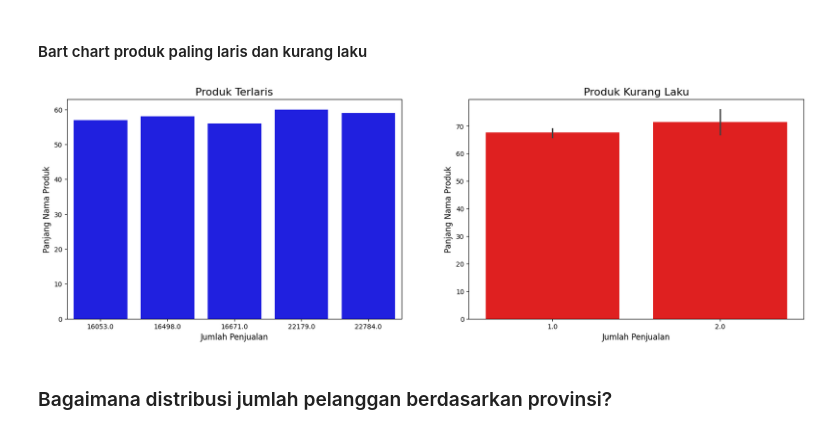
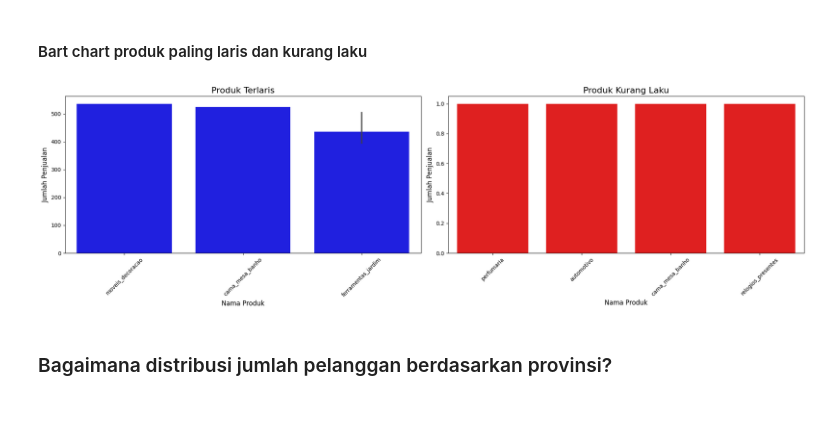
Before and after one commit to wahyunugroho424/proyek-analisis-data, a Jupyter notebook: notebook.ipynb, the cells around one changed output. Cells and saved outputs as stored; diff of their text form; code cells hidden in the pictures.

```diff
--- a/notebook.ipynb
+++ b/notebook.ipynb
@@ -1202,24 +1203,35 @@ plt.show()
 # %% [markdown]
 #### Bart chart produk paling laris dan kurang laku
 # %%
-df_produk = df.groupby("product_name_lenght")["product_photos_qty"].sum().reset_index()
+# Mengelompokkan data berdasarkan nama produk dan menghitung jumlah penjualan
+df_produk = df.groupby("product_id")["order_id"].count().reset_index()
+df_produk = df_produk.rename(columns={"order_id": "jumlah_penjualan"})
+
+# Menggabungkan dengan informasi nama produk
+df_produk = df_produk.merge(df[["product_id", "product_category_name"]].drop_duplicates(), on="product_id")
+
 fig, ax = plt.subplots(nrows=1, ncols=2, figsize=(20, 6))
 
 # Produk Terlaris (Top 5)
-sns.barplot(y="product_name_lenght", x="product_photos_qty", data=df_produk.nlargest(5, "product_photos_qty"), ax=ax[0], color="blue")
+top5 = df_produk.nlargest(5, "jumlah_penjualan")
+sns.barplot(x="product_category_name", y="jumlah_penjualan", data=top5, ax=ax[0], color="blue")
 ax[0].set_title("Produk Terlaris", fontsize=16)
-ax[0].set_xlabel("Jumlah Penjualan", fontsize=12)
-ax[0].set_ylabel("Panjang Nama Produk", fontsize=12)
+ax[0].set_xlabel("Nama Produk", fontsize=12)
+ax[0].set_ylabel("Jumlah Penjualan", fontsize=12)
+ax[0].set_xticklabels(ax[0].get_xticklabels(), rotation=45)
 
 # Produk Kurang Laku (Bottom 5)
-sns.barplot(y="product_name_lenght", x="product_photos_qty", data=df_produk.nsmallest(5, "product_photos_qty"), ax=ax[1], color="Red")
+bottom5 = df_produk.nsmallest(5, "jumlah_penjualan")
+sns.barplot(x="product_category_name", y="jumlah_penjualan", data=bottom5, ax=ax[1], color="red")
 ax[1].set_title("Produk Kurang Laku", fontsize=16)
-ax[1].set_xlabel("Jumlah Penjualan", fontsize=12)
-ax[1].set_ylabel("Panjang Nama Produk", fontsize=12)
+ax[1].set_xlabel("Nama Produk", fontsize=12)
+ax[1].set_ylabel("Jumlah Penjualan", fontsize=12)
+ax[1].set_xticklabels(ax[1].get_xticklabels(), rotation=45)
 
+plt.tight_layout()
 plt.show()
 # %% [output]
-[figure, old version]
+[figure, new version]
 # %% [markdown]
 ### Bagaimana distribusi jumlah pelanggan berdasarkan provinsi?
 # %% [markdown]
```
Also changed, not shown: parts of 15 cells of this notebook.
